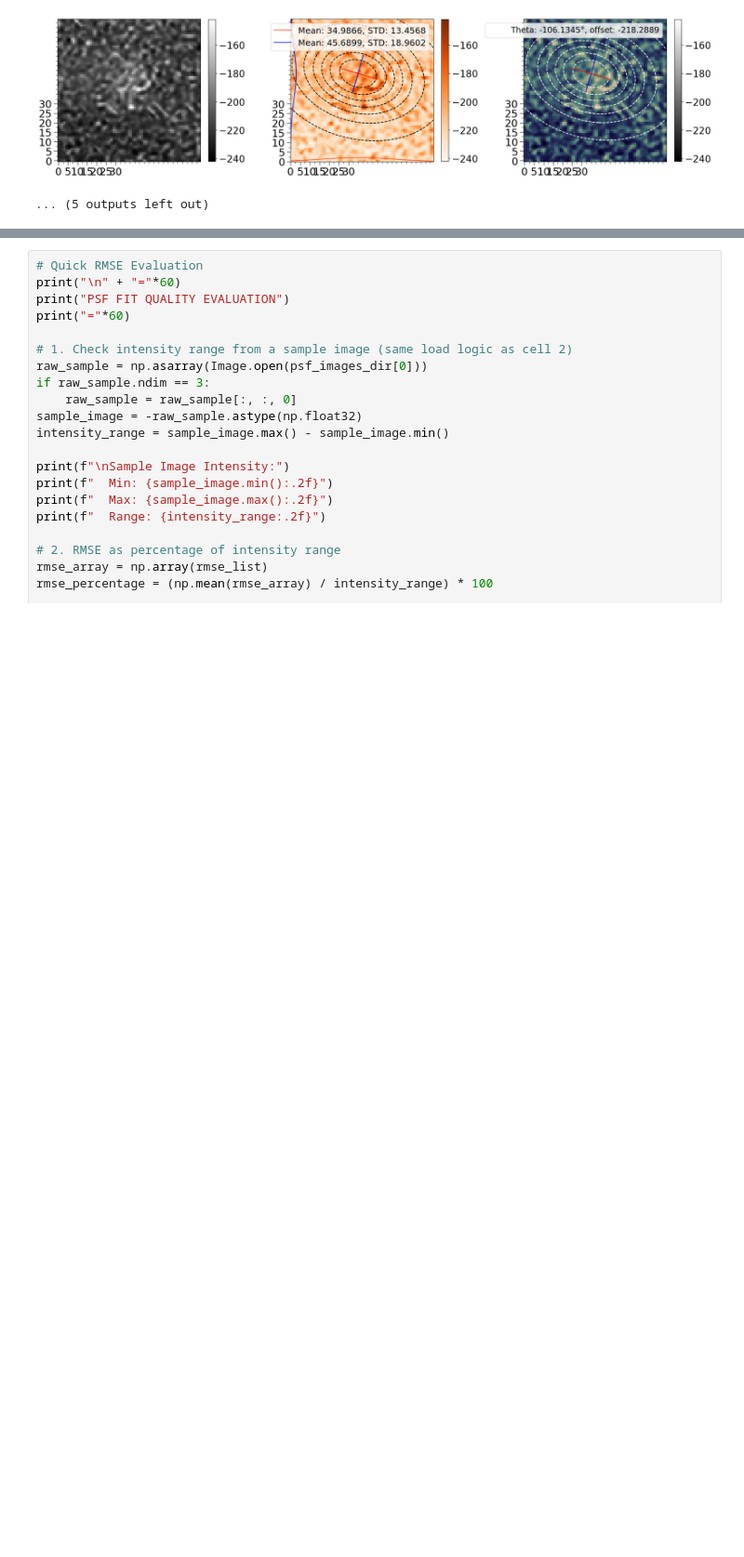
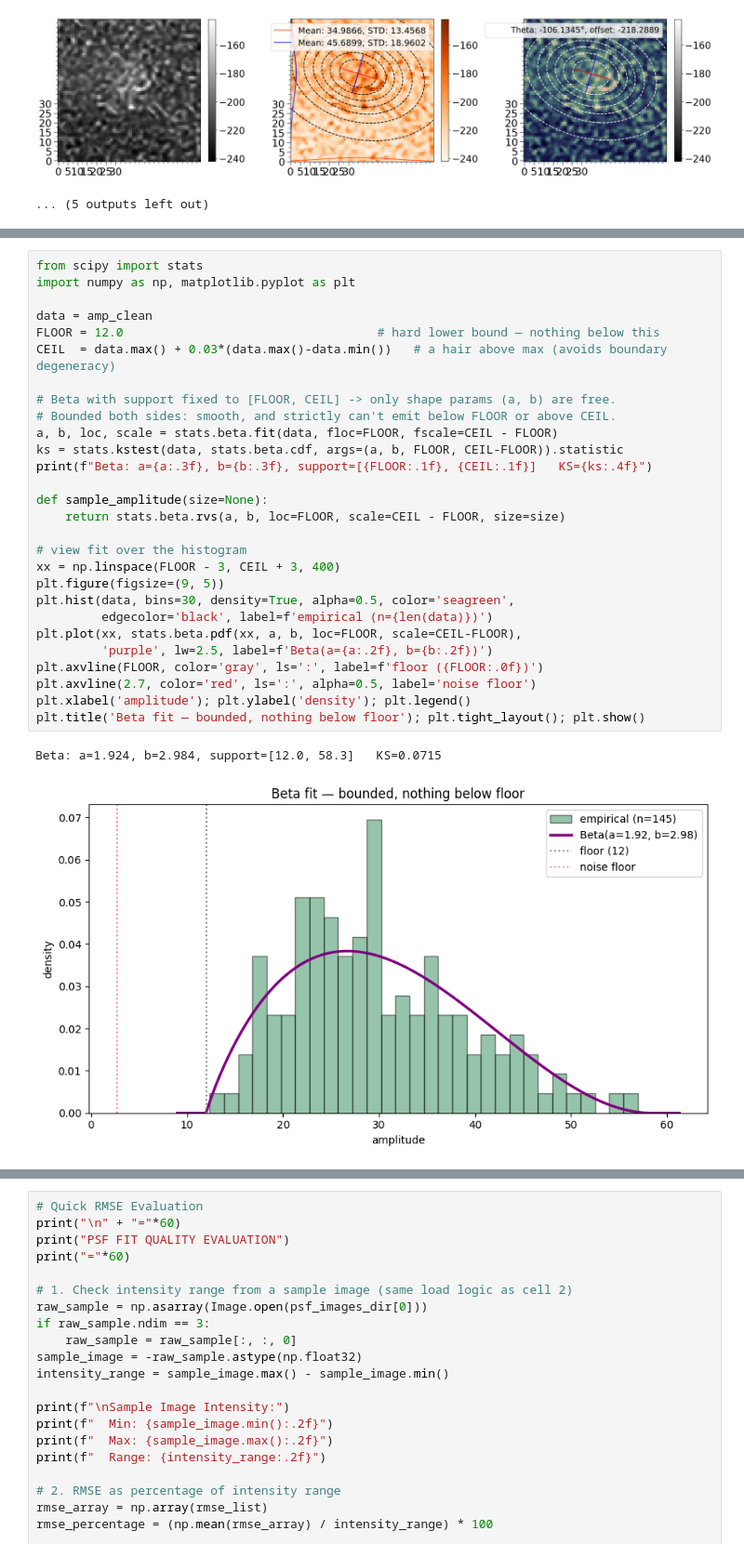
Before and after one commit to superstem000/LOCA_PRAM, a Jupyter notebook: psf_analysis.ipynb, the cells around one changed output, grey strips where cells are left out. Shown at 93% size. Drawn from its saved outputs; the diff is of its cells as text; blank space fills up the shorter version.

```diff
--- a/psf_analysis.ipynb
+++ b/psf_analysis.ipynb
@@ -337,0 +390,31 @@ C:\Users\hankeun2\Desktop\brian_test\images\images\image6\square_001.tif
+# %%
+from scipy import stats
+import numpy as np, matplotlib.pyplot as plt
+
+data = amp_clean
+FLOOR = 12.0                                   # hard lower bound — nothing below this
+CEIL  = data.max() + 0.03*(data.max()-data.min())   # a hair above max (avoids boundary degeneracy)
+
+# Beta with support fixed to [FLOOR, CEIL] -> only shape params (a, b) are free.
+# Bounded both sides: smooth, and strictly can't emit below FLOOR or above CEIL.
+a, b, loc, scale = stats.beta.fit(data, floc=FLOOR, fscale=CEIL - FLOOR)
+ks = stats.kstest(data, stats.beta.cdf, args=(a, b, FLOOR, CEIL-FLOOR)).statistic
+print(f"Beta: a={a:.3f}, b={b:.3f}, support=[{FLOOR:.1f}, {CEIL:.1f}]   KS={ks:.4f}")
+
+def sample_amplitude(size=None):
+    return stats.beta.rvs(a, b, loc=FLOOR, scale=CEIL - FLOOR, size=size)
+
+# view fit over the histogram
+xx = np.linspace(FLOOR - 3, CEIL + 3, 400)
+plt.figure(figsize=(9, 5))
+plt.hist(data, bins=30, density=True, alpha=0.5, color='seagreen',
+         edgecolor='black', label=f'empirical (n={len(data)})')
+plt.plot(xx, stats.beta.pdf(xx, a, b, loc=FLOOR, scale=CEIL-FLOOR),
+         'purple', lw=2.5, label=f'Beta(a={a:.2f}, b={b:.2f})')
+plt.axvline(FLOOR, color='gray', ls=':', label=f'floor ({FLOOR:.0f})')
+plt.axvline(2.7, color='red', ls=':', alpha=0.5, label='noise floor')
+plt.xlabel('amplitude'); plt.ylabel('density'); plt.legend()
+plt.title('Beta fit — bounded, nothing below floor'); plt.tight_layout(); plt.show()
+# %% [output]
+Beta: a=1.924, b=2.984, support=[12.0, 58.3]   KS=0.0715
+[figure, added]
```
Also changed, not shown: parts of 2 cells of this notebook, 5 other files.
